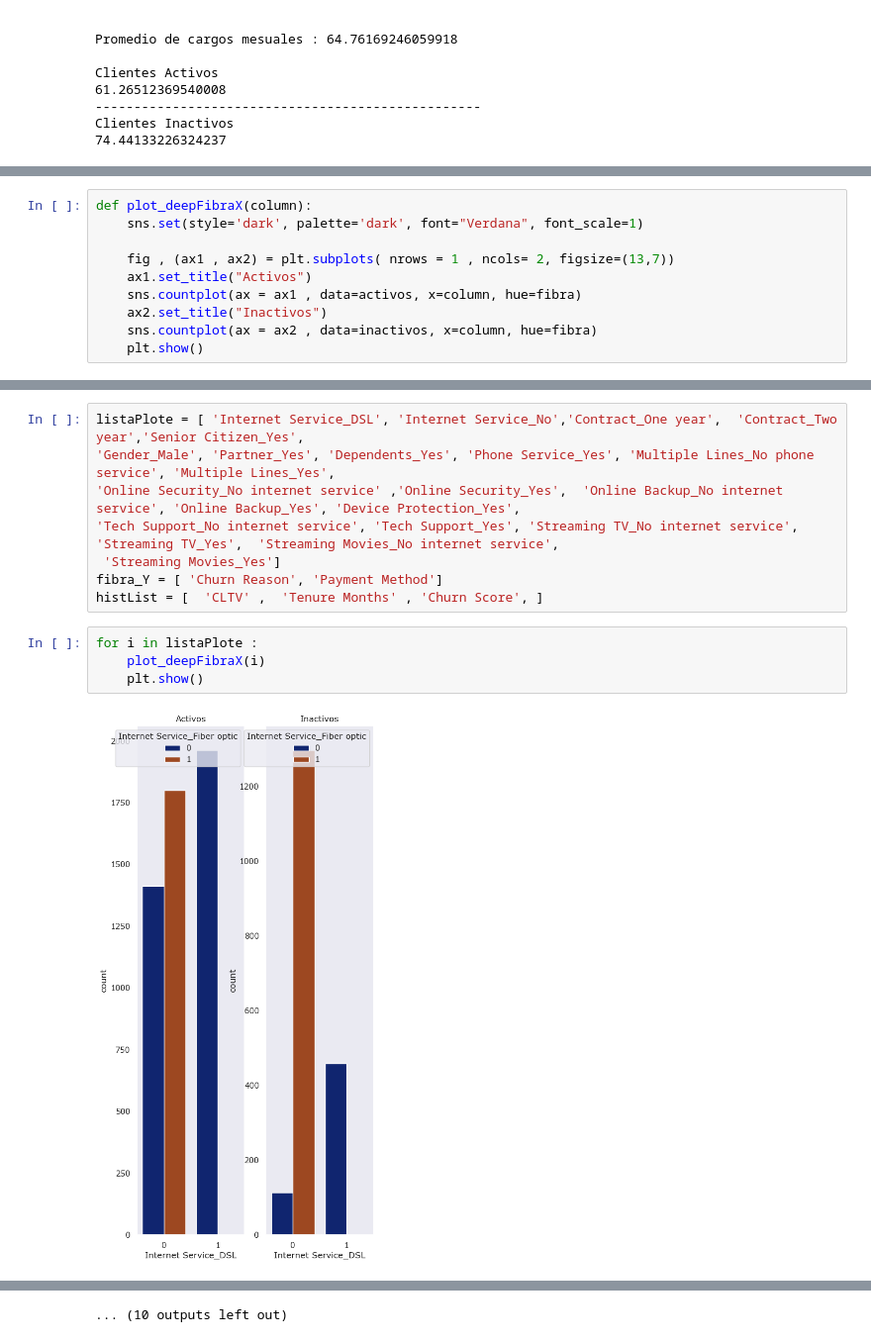
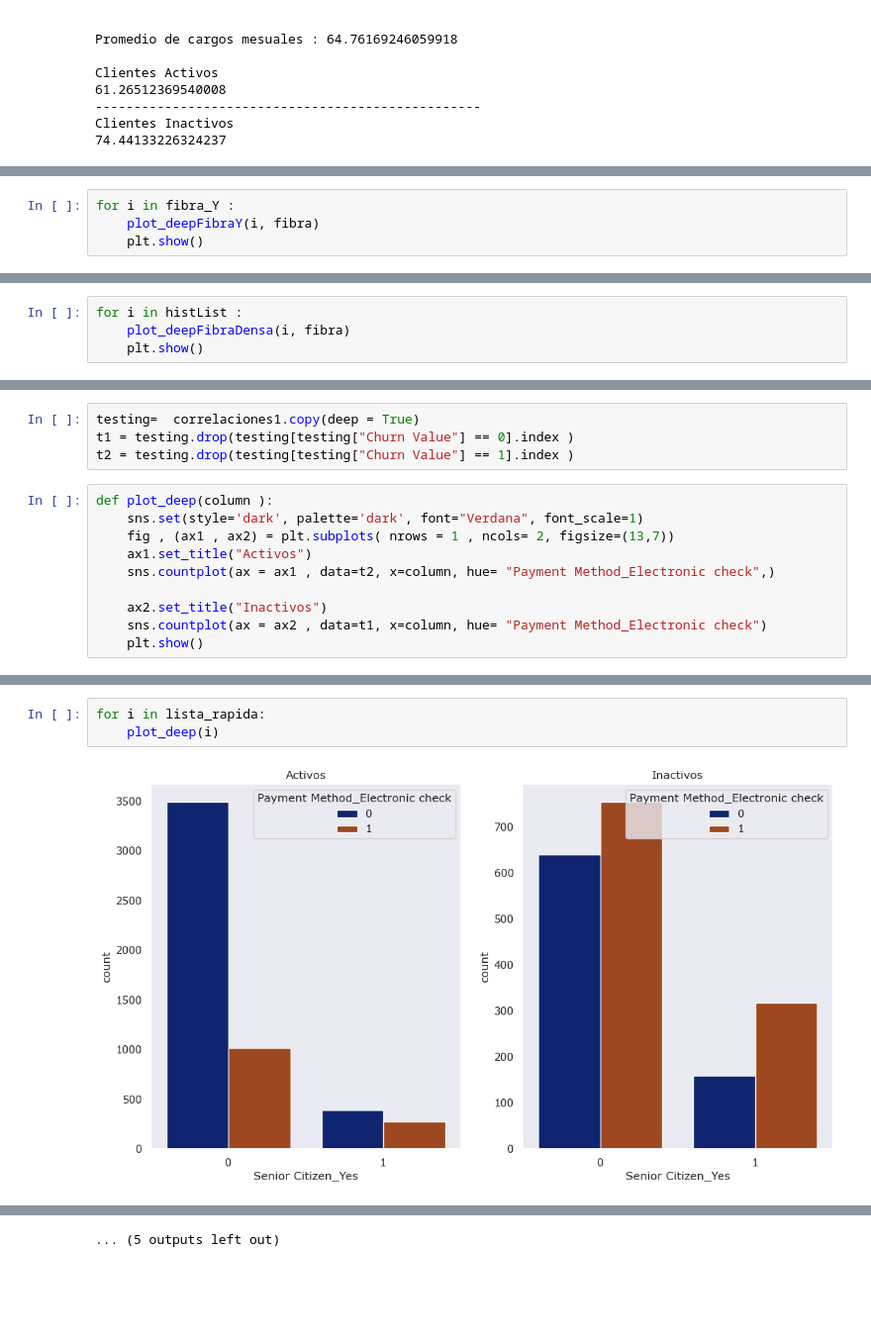
Before and after one commit to Brayam1998/dataScience_Churn, a Jupyter notebook: proyecto churn/Analisis_exploratorio/analisisL1.ipynb, the cells around one changed output, grey strips where cells are left out. Shown at 99% size. Saved outputs shown, nothing was run; the diff lists cells and outputs as text; blank space fills up the shorter version.

```diff
--- a/proyecto churn/Analisis_exploratorio/analisisL1.ipynb
+++ b/proyecto churn/Analisis_exploratorio/analisisL1.ipynb
@@ -564,0 +605,4 @@ plt.show()
+# %%
+for i in fibra_Y :
+    plot_deepFibraY(i, fibra)
+    plt.show()
@@ -564,0 +612,4 @@ plt.show()
+# %%
+for i in histList :
+    plot_deepFibraDensa(i, fibra)
+    plt.show()
@@ -565,10 +627,14 @@ plt.show()
+# %%
+testing=  correlaciones1.copy(deep = True)
+t1 = testing.drop(testing[testing["Churn Value"] == 0].index )
+t2 = testing.drop(testing[testing["Churn Value"] == 1].index )
 # %%
-def plot_deepFibraX(column):
+def plot_deep(column ):
     sns.set(style='dark', palette='dark', font="Verdana", font_scale=1)
-
     fig , (ax1 , ax2) = plt.subplots( nrows = 1 , ncols= 2, figsize=(13,7))
     ax1.set_title("Activos")
-    sns.countplot(ax = ax1 , data=activos, x=column, hue=fibra)
+    sns.countplot(ax = ax1 , data=t2, x=column, hue= "Payment Method_Electronic check",)
+
     ax2.set_title("Inactivos")
-    sns.countplot(ax = ax2 , data=inactivos, x=column, hue=fibra)
+    sns.countplot(ax = ax2 , data=t1, x=column, hue= "Payment Method_Electronic check")
     plt.show()
@@ -603,14 +641,5 @@ Index(['Unnamed: 0', 'City', 'Tenure Months', 'Payment Method',
-# %%
-listaPlote = [ 'Internet Service_DSL', 'Internet Service_No','Contract_One year',  'Contract_Two year','Senior Citizen_Yes',
-'Gender_Male', 'Partner_Yes', 'Dependents_Yes', 'Phone Service_Yes', 'Multiple Lines_No phone service', 'Multiple Lines_Yes',
-'Online Security_No internet service' ,'Online Security_Yes',  'Online Backup_No internet service', 'Online Backup_Yes', 'Device Protection_Yes',
-'Tech Support_No internet service', 'Tech Support_Yes', 'Streaming TV_No internet service', 'Streaming TV_Yes',  'Streaming Movies_No internet service',
- 'Streaming Movies_Yes']
-fibra_Y = [ 'Churn Reason', 'Payment Method']
-histList = [  'CLTV' ,  'Tenure Months' , 'Churn Score', ]
 # %%
-for i in listaPlote :
-    plot_deepFibraX(i)
-    plt.show()
+for i in lista_rapida:
+    plot_deep(i)
 # %% [output]
-[figure, old version]
+[figure, new version]
@@ -628 +657 @@ for i in listaPlote :
-... (10 outputs left out)
+... (5 outputs left out)
```
Also changed, not shown: parts of 18 cells of this notebook, 1 other file.
